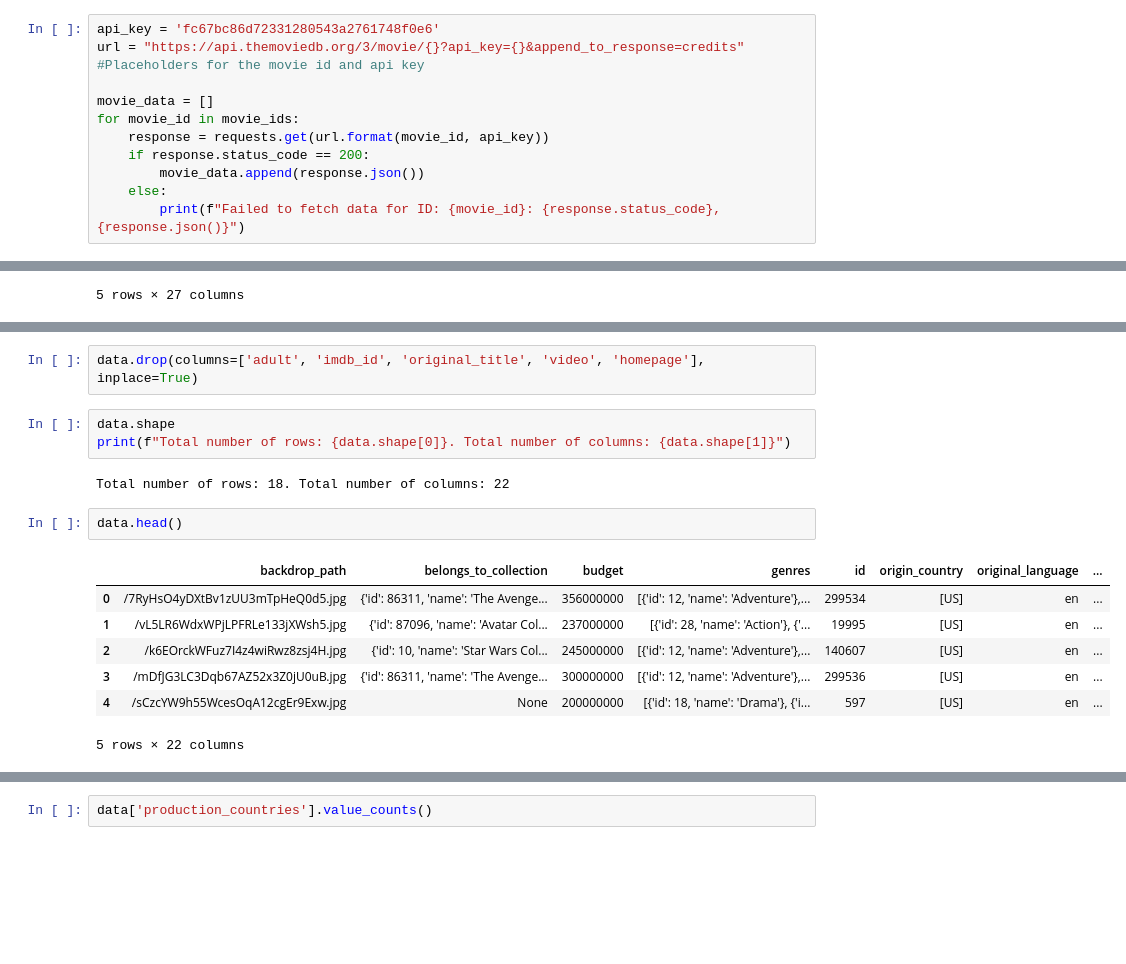
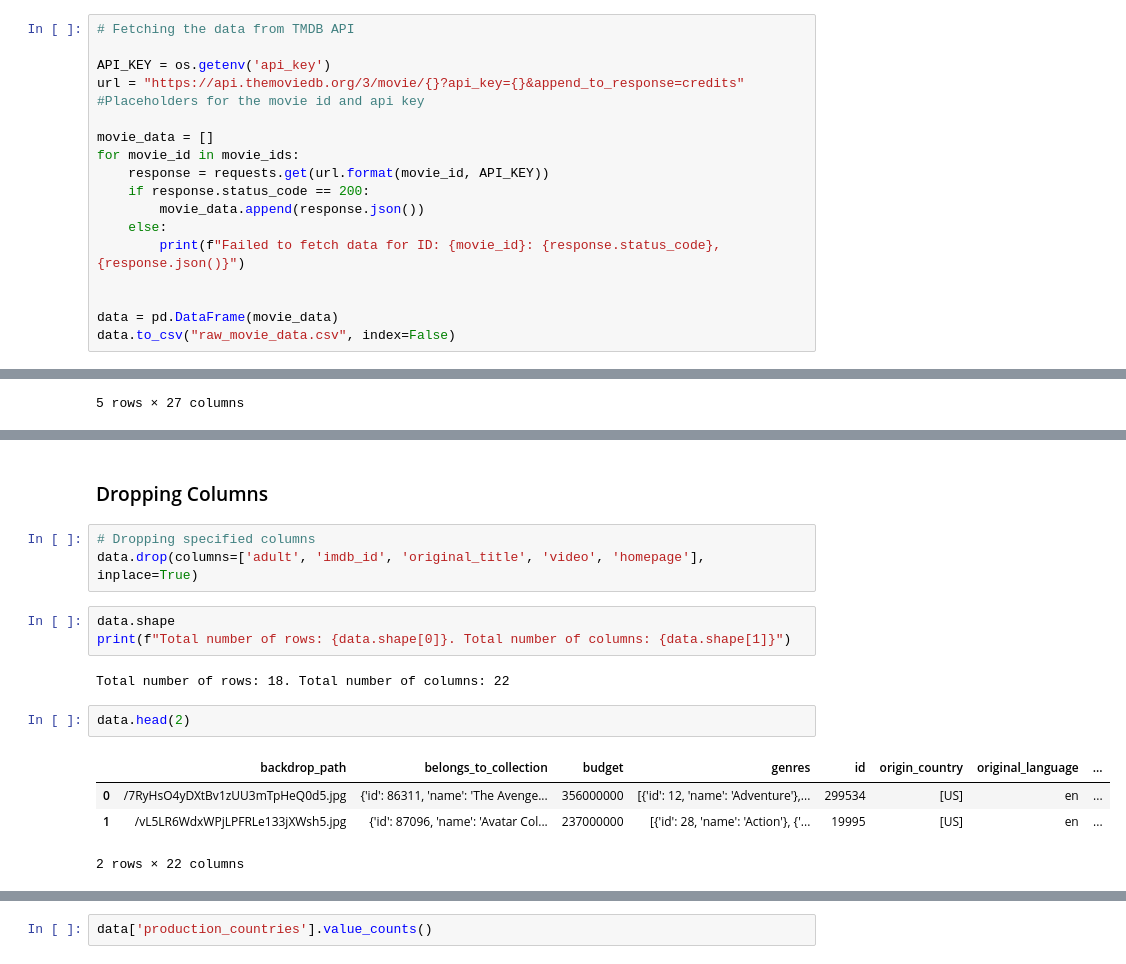
Before and after one commit to Hakeemwiki/DE-Projects, a Jupyter notebook: notebooks/TMDB_Movie_analysis.ipynb, the cells around one changed output, grey strips where cells are left out. Drawn from its saved outputs; the diff is of its cells as text; blank space fills up the shorter version.

```diff
--- a/notebooks/TMDB_Movie_analysis.ipynb
+++ b/notebooks/TMDB_Movie_analysis.ipynb
@@ -6,15 +19,21 @@ movie_ids = [0, 299534, 19995, 140607, 299536, 597, 135397,
 420818, 24428, 168259, 99861, 284054, 12445,
 181808, 330457, 351286, 109445, 321612, 260513]
 # %%
-api_key = 'fc67bc86d72331280543a2761748f0e6'
+# Fetching the data from TMDB API
+
+API_KEY = os.getenv('api_key')
 url = "https://api.themoviedb.org/3/movie/{}?api_key={}&append_to_response=credits" #Placeholders for the movie id and api key
 
 movie_data = []
 for movie_id in movie_ids:
-    response = requests.get(url.format(movie_id, api_key))
+    response = requests.get(url.format(movie_id, API_KEY))
     if response.status_code == 200:
         movie_data.append(response.json())
     else:
         print(f"Failed to fetch data for ID: {movie_id}: {response.status_code}, {response.json()}")
+
+
+data = pd.DataFrame(movie_data)
+data.to_csv("raw_movie_data.csv", index=False)
 # %% [output]
 Failed to fetch data for ID: 0: 404, {'success': False, 'status_code': 34, 'status_message': 'The resource you requested could not be found.'}
@@ -56,4 +57,7 @@ data.head()
+# %% [markdown]
+### Dropping Columns
 # %%
+# Dropping specified columns
 data.drop(columns=['adult', 'imdb_id', 'original_title', 'video', 'homepage'], inplace=True)
 # %%
 data.shape
@@ -61,15 +65,12 @@ print(f"Total number of rows: {data.shape[0]}. Total number of columns: {data.sh
 # %% [output]
 Total number of rows: 18. Total number of columns: 22
 # %%
-data.head()
+data.head(2)
 # %% [output]
 |  | backdrop_path | belongs_to_collection | budget | genres | id | origin_country | original_language | ... |
 | 0 | /7RyHsO4yDXtBv1zUU3mTpHeQ0d5.jpg | {'id': 86311, 'name': 'The Avenge... | 356000000 | [{'id': 12, 'name': 'Adventure'},... | 299534 | [US] | en | ... |
 | 1 | /vL5LR6WdxWPjLPFRLe133jXWsh5.jpg | {'id': 87096, 'name': 'Avatar Col... | 237000000 | [{'id': 28, 'name': 'Action'}, {'... | 19995 | [US] | en | ... |
-| 2 | /k6EOrckWFuz7I4z4wiRwz8zsj4H.jpg | {'id': 10, 'name': 'Star Wars Col... | 245000000 | [{'id': 12, 'name': 'Adventure'},... | 140607 | [US] | en | ... |
-| 3 | /mDfJG3LC3Dqb67AZ52x3Z0jU0uB.jpg | {'id': 86311, 'name': 'The Avenge... | 300000000 | [{'id': 12, 'name': 'Adventure'},... | 299536 | [US] | en | ... |
-| 4 | /sCzcYW9h55WcesOqA12cgEr9Exw.jpg | None | 200000000 | [{'id': 18, 'name': 'Drama'}, {'i... | 597 | [US] | en | ... |
-5 rows × 22 columns
+2 rows × 22 columns
 # %%
 # columns = ['belongs_to_collection', 'genres', 'production_countries','production_companies', 'spoken_languages']
 
```
Also changed, not shown: parts of 56 cells of this notebook, 4 other files.
